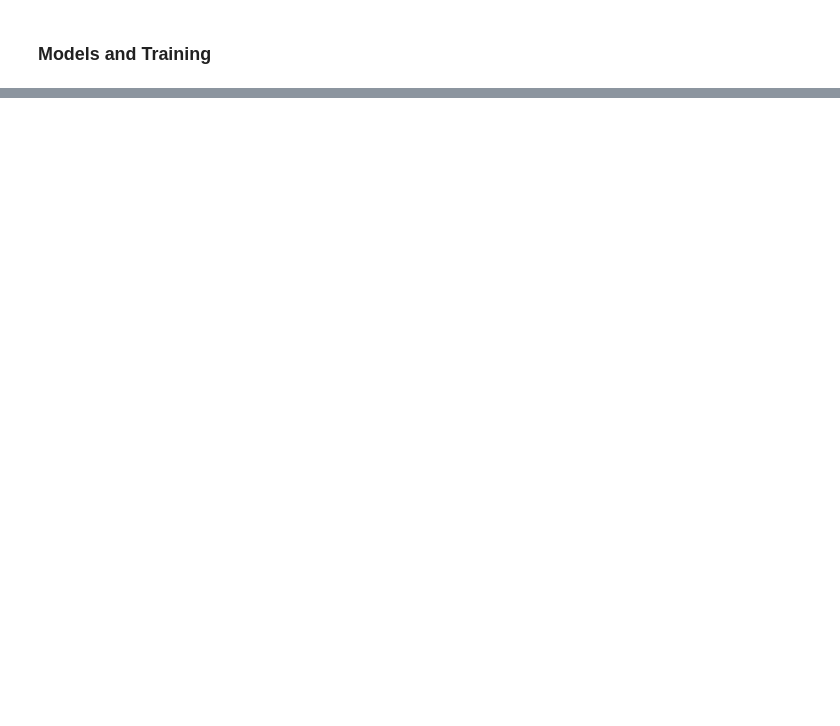
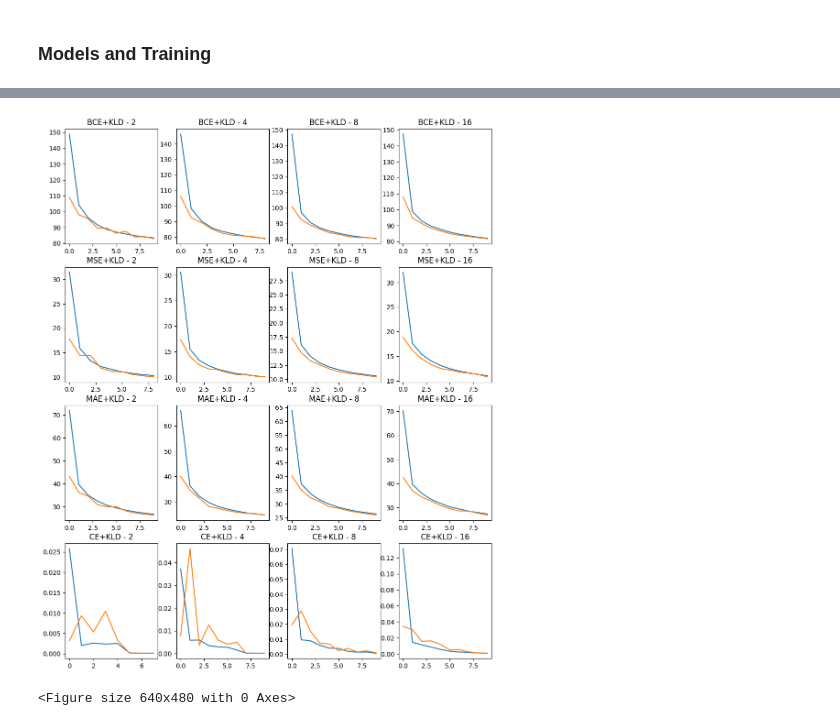
Before and after one commit to EduardoPer/VC_INDIVIDUAL, a Jupyter notebook: vc_individual_pg53797.ipynb, the cells around one changed output, grey strips where cells are left out. Drawn from its saved outputs; the diff is of its cells as text; code cells hidden in the pictures; blank space fills up the shorter version.

```diff
--- a/vc_individual_pg53797.ipynb
+++ b/vc_individual_pg53797.ipynb
@@ -285,0 +405,6 @@ class CVAE(torch.nn.Module):
+# %%
+LATENT_SPACE_DIMS = [2,4,8,16]
+class_count = len(train_set.classes)
+loss_functions_list = {}
+MODELS_FOLDER = 'autoencoder_models'
+os.makedirs(MODELS_FOLDER, exist_ok=True)
@@ -285,0 +455,16 @@ class CVAE(torch.nn.Module):
+# %%
+for lossFn, loss_function in loss_functions_list.items():
+    for LATENT_SPACE_DIM in LATENT_SPACE_DIMS:
+        encoder = Encoder(LATENT_SPACE_DIM)
+        decoder = Decoder(LATENT_SPACE_DIM, class_count)
+        model = CVAE(encoder, decoder).to(device)
+        model.to(device)
+        model_path = f'{MODELS_FOLDER}/CVAE_model_lossFn={lossFn}_latentDim{LATENT_SPACE_DIM}_condition{class_count}'
+        #torchinfo.summary(model, input_size=[(BATCH_SIZE, NUM_CHANNELS, HEIGHT, WIDTH), (BATCH_SIZE, class_count)], col_names=["kernel_size", "input_size", "output_size", "num_params", "mult_adds"])
+
+        optimizer = torch.optim.Adam(model.parameters())
+        scheduler = torch.optim.lr_scheduler.ReduceLROnPlateau(optimizer, mode='min', factor = 0.1, patience=3)
+        early_stop = Early_Stopping(9)
+        print(f'Loss function: {lossFn}, Latent space dim: {LATENT_SPACE_DIM}')
+        history = train_CVAE(model, train_loader, validation_loader, class_count, EPOCHS, loss_function, optimizer, scheduler, early_stop, save_prefix = model_path)
+        print(history.items())
@@ -285,0 +485,17 @@ class CVAE(torch.nn.Module):
+# %%
+f, axes= plt.subplots(loss_functions_list.__len__(), LATENT_SPACE_DIMS.__len__(), figsize=(12,15))
+fig=plt.figure()
+
+for i, (lossFn, loss_function) in enumerate(loss_functions_list.items()):
+    for j, LATENT_SPACE_DIM in enumerate(LATENT_SPACE_DIMS):
+        model_save_path = f'{MODELS_FOLDER}/CVAE_model_lossFn={lossFn}_latentDim{LATENT_SPACE_DIM}_condition{class_count}' + '_best.pt'
+        reload = torch.load(model_save_path)
+        history = reload['history']
+        axes[i,j].plot(history['loss'], label='train')
+        axes[i,j].plot(history['val_loss'], label='validation')
+        axes[i,j].set_title(f'{lossFn} - {LATENT_SPACE_DIM}')
+
+plt.show()
+# %% [output]
+[figure, added]
+<Figure size 640x480 with 0 Axes>
```
Also changed, not shown: parts of 20 cells of this notebook, 17 other files.
